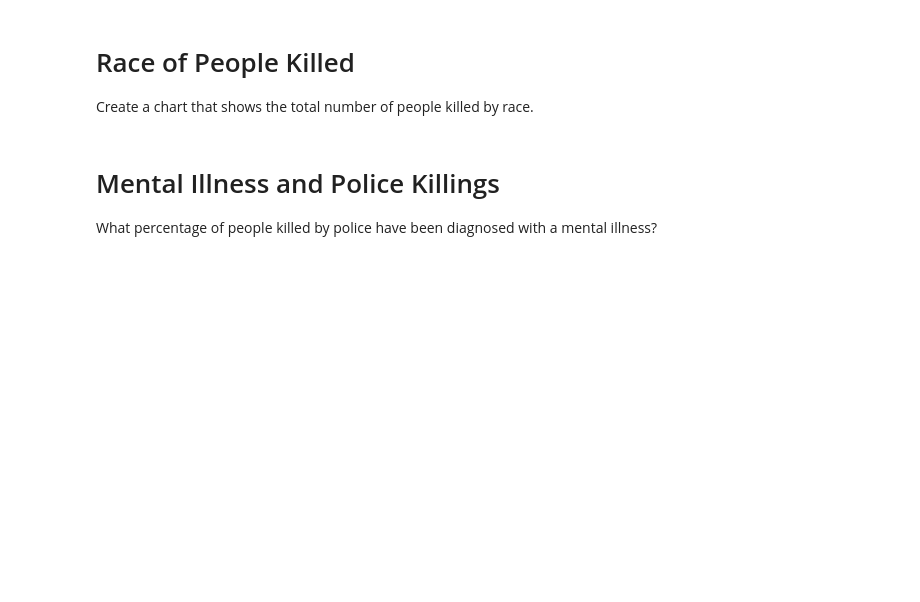
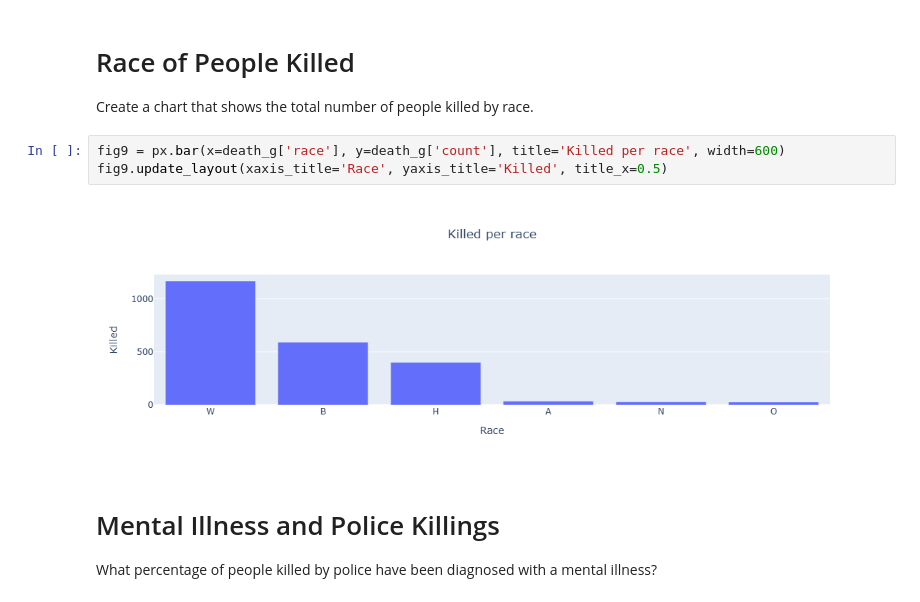
Before and after one commit to Bill-khk/Data-analysis, a Jupyter notebook: FatalForce/Fatal_Force.ipynb, the cells around one changed output. Saved outputs shown, nothing was run; the diff lists cells and outputs as text; blank space fills up the shorter version.

```diff
--- a/FatalForce/Fatal_Force.ipynb
+++ b/FatalForce/Fatal_Force.ipynb
@@ -463,6 +463,11 @@ plt.show()
 # Race of People Killed
 
 Create a chart that shows the total number of people killed by race.
+# %%
+fig9 = px.bar(x=death_g['race'], y=death_g['count'], title='Killed per race', width=600)
+fig9.update_layout(xaxis_title='Race', yaxis_title='Killed', title_x=0.5)
+# %% [output]
+[figure, added]
 # %% [markdown]
 # Mental Illness and Police Killings
 
```
Also changed, not shown: parts of 2 cells of this notebook.
